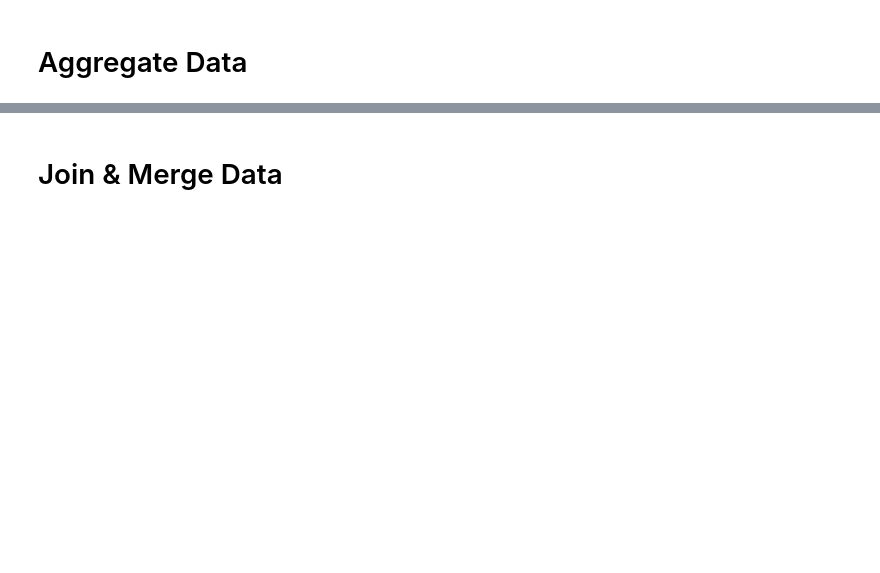
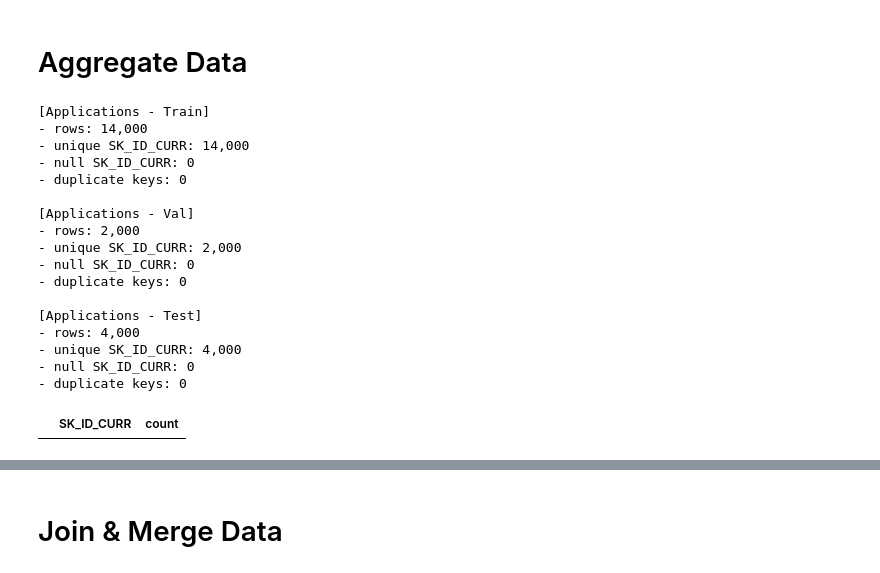
Before and after one commit to RPasch/CreditScoringProject, a Jupyter notebook: feature_eng.ipynb, the cells around one changed output, grey strips where cells are left out. Drawn from its saved outputs; the diff is of its cells as text; code cells hidden in the pictures; blank space fills up the shorter version.

Commit message:
data wrangling done - one single dataset

```diff
--- a/feature_eng.ipynb
+++ b/feature_eng.ipynb
@@ -390,0 +1186,53 @@ We have High missing values in :
+# %%
+def check_key_uniqueness(df: pd.DataFrame, key: str, name: str, raise_on_error: bool = True) -> pd.DataFrame:
+    """
+    Checks whether `key` is unique in df.
+    Prints a short summary and returns a dataframe of duplicate keys (if any).
+    """
+    n_rows = len(df)
+    n_unique = df[key].nunique(dropna=True)
+    n_null = df[key].isna().sum()
+
+    dup_mask = df.duplicated(subset=[key], keep=False)
+    dup_rows = df.loc[dup_mask, [key]].copy()
+    dup_keys = dup_rows[key].value_counts().reset_index()
+    dup_keys.columns = [key, "count"]
+
+    print(f"\n[{name}]")
+    print(f"- rows: {n_rows:,}")
+    print(f"- unique {key}: {n_unique:,}")
+    print(f"- null {key}: {n_null:,}")
+    print(f"- duplicate keys: {len(dup_keys):,}")
+
+    if len(dup_keys) > 0 and raise_on_error:
+        # Show a few examples to debug quickly
+        print("\nTop duplicate keys (sample):")
+        print(dup_keys.head(10))
+        raise ValueError(f"{name}: {key} is not unique. Resolve duplicates before continuing.")
+
+    return dup_keys
+# %%
+
+# Duplicate Checks
+check_key_uniqueness(apps_train_df, "SK_ID_CURR", "Applications - Train")
+check_key_uniqueness(apps_val_df,   "SK_ID_CURR", "Applications - Val")
+check_key_uniqueness(apps_test_df,  "SK_ID_CURR", "Applications - Test")
+# %% [output]
+[Applications - Train]
+- rows: 14,000
+- unique SK_ID_CURR: 14,000
+- null SK_ID_CURR: 0
+- duplicate keys: 0
+
+[Applications - Val]
+- rows: 2,000
+- unique SK_ID_CURR: 2,000
+- null SK_ID_CURR: 0
+- duplicate keys: 0
+
+[Applications - Test]
+- rows: 4,000
+- unique SK_ID_CURR: 4,000
+- null SK_ID_CURR: 0
+- duplicate keys: 0
+|  | SK_ID_CURR | count |
```
Also changed, not shown: parts of 24 cells of this notebook, 19 other files.
